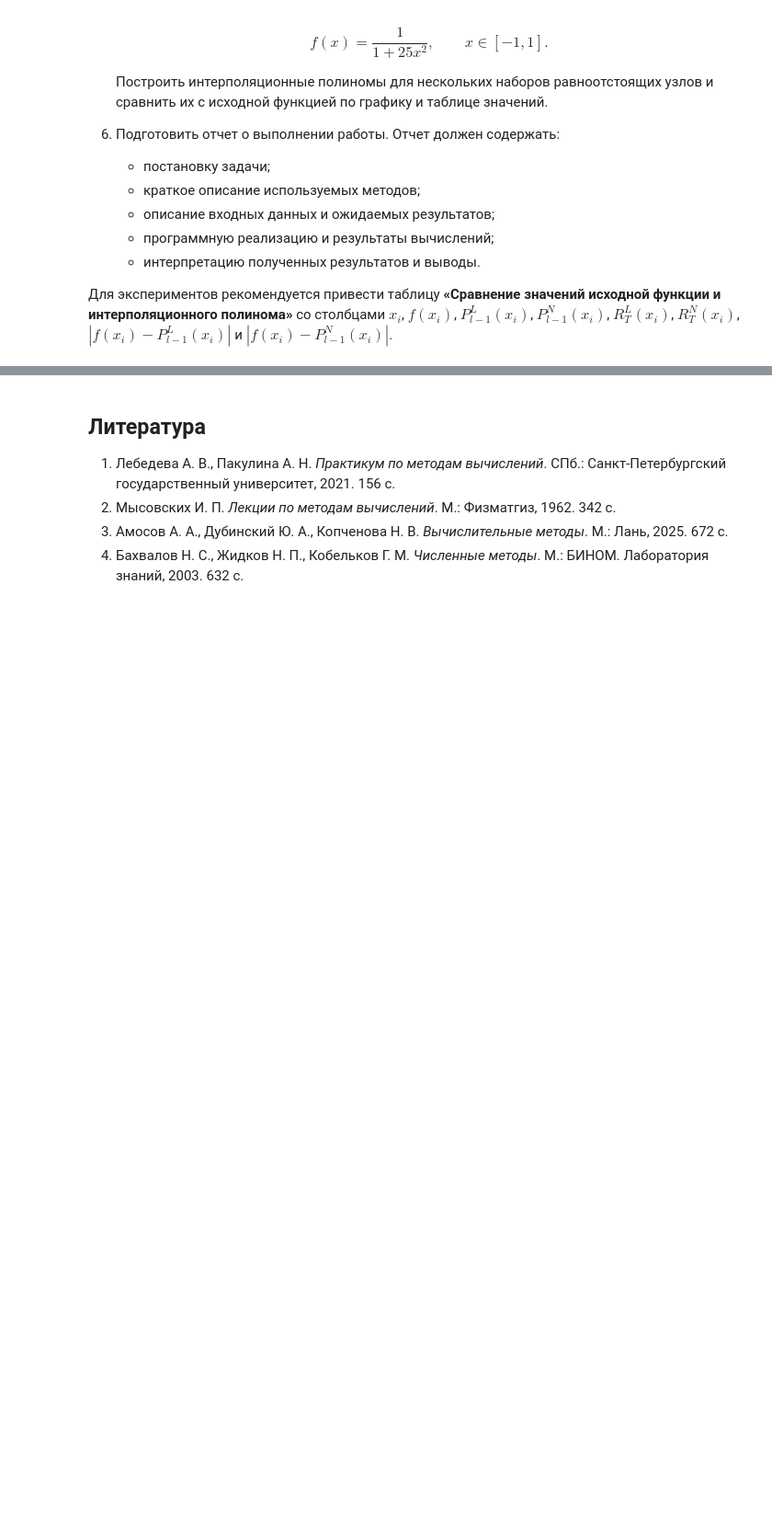
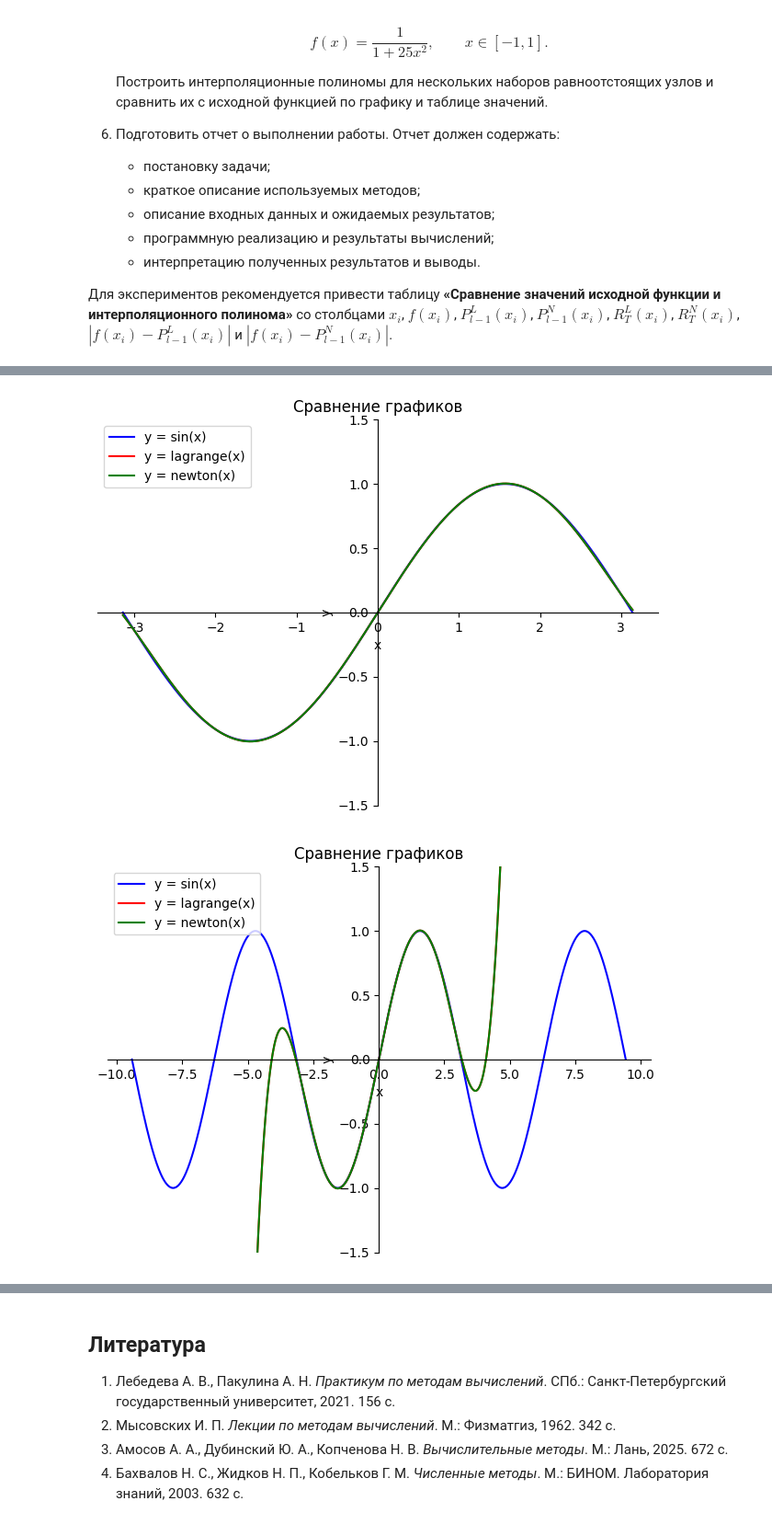
Before and after one commit to ShklyaevPlaton/nm-course, a Jupyter notebook: practice/02.1/2.1.ipynb, the cells around one changed output, grey strips where cells are left out. Shown at 92% size. Cells and saved outputs as stored; diff of their text form; code cells hidden in the pictures; blank space fills up the shorter version.

```diff
--- a/practice/02.1/2.1.ipynb
+++ b/practice/02.1/2.1.ipynb
@@ -180,0 +238,53 @@ def Newton(X, Y):
+# %%
+from sympy import symbols, plot, sin
+from sympy.plotting import plot as sympy_plot
+
+x = symbols("x")
+y_sin = sin(x)
+X = [-3, -2, -1, 0, 1, 2, 3]
+Y = [y_sin.evalf(subs={x: i}) for i in X]
+y_polL = Lagrangia(X, Y)
+y_polN = Newton(X, Y)
+
+p = plot(
+    y_sin, y_polL, y_polN,
+    (x, -1 * 3.1416, 1 * 3.1416),
+    ylim = (-1.5, 1.5),
+    title = "Сравнение графиков",
+    xlabel = "x",
+    ylabel = "y",
+    show = False,
+    legend = True,
+)
+
+p[0].line_color = "blue"
+p[0].label = "y = sin(x)"
+p[1].line_color = "red"
+p[1].label = "y = lagrange(x)"
+p[2].line_color = "green"
+p[2].label = "y = newton(x)"
+
+p.show()
+
+p = plot(
+    y_sin, y_polL, y_polN,
+    (x, -3 * 3.1416, 3 * 3.1416),
+    ylim = (-1.5, 1.5),
+    title = "Сравнение графиков",
+    xlabel = "x",
+    ylabel = "y",
+    show = False,
+    legend = True,
+)
+
+p[0].line_color = "blue"
+p[0].label = "y = sin(x)"
+p[1].line_color = "red"
+p[1].label = "y = lagrange(x)"
+p[2].line_color = "green"
+p[2].label = "y = newton(x)"
+
+p.show()
+# %% [output]
+[figure, added]
+[figure, added]
```
Also changed, not shown: parts of 5 cells of this notebook.
